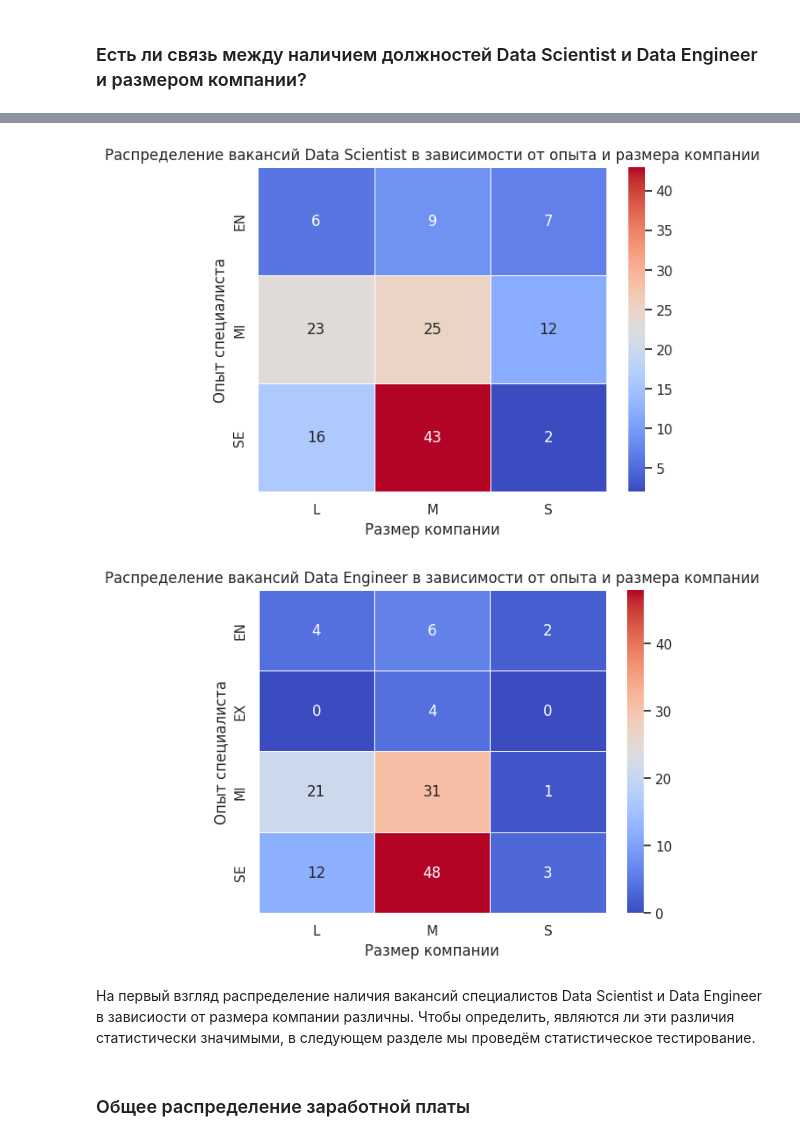
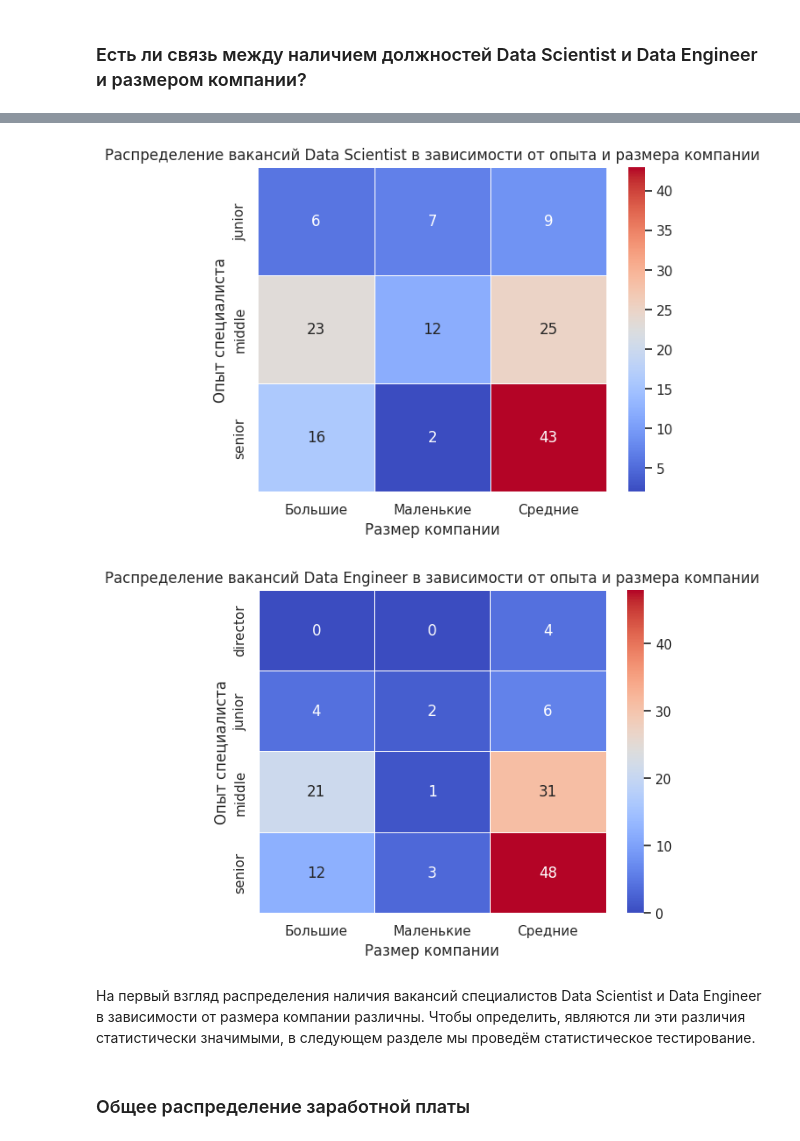
Before and after one commit to AleksandrOsip/Project_3_EDA_practic, a Jupyter notebook: EDA_3_Статистические_тесты_Практика.ipynb, the cells around one changed output, grey strips where cells are left out. Cells and saved outputs as stored; diff of their text form; code cells hidden in the pictures.

```diff
--- a/EDA_3_Статистические_тесты_Практика.ipynb
+++ b/EDA_3_Статистические_тесты_Практика.ipynb
@@ -79,6 +65,6 @@ sns.set_palette("Set2")
 # %%
 # загружаем датасет
-data = pd.read_csv('/content/ds_salaries.zip')
+data = pd.read_csv('ds_salaries.zip')
 display(data.head())
 display(data.tail())
 # %% [output]
@@ -164,3 +137,9 @@ data.head()
 | 4 | 2020 | SE | FT | Machine Learning Engineer | 150000 | US | ... |
 # %% [markdown]
 ## Распределение зарплатных выплат по специалистам
+# %%
+# функция для переименования значений в столбцах для лучшей читабельности графиков
+def rename_value(arg):
+  if arg in d.keys():
+    arg = d[arg]
+  return arg
@@ -167,3 +148,9 @@ data.head()
+# %%
+d = {'S':'Маленькие', 'M':'Средние', 'L':'Большие'}
+data['company_size_rename'] = data['company_size'].apply(rename_value)
+
+d = {'EN':'junior', 'MI':'middle', 'SE':'senior', 'EX':'director'}
+data['experience_level_rename'] = data['experience_level'].apply(rename_value)
 # %% [markdown]
 Сформулируем более точные вопросы и ответим на них, проверив ответ на статистическую значимость.
 # %% [markdown]
@@ -293,25 +283,21 @@ display(data_agg_d_e, data_agg_d_s)
 # %%
-cross_tab = pd.crosstab(index=data_scientist['experience_level'], columns=data['company_size'])
+cross_tab = pd.crosstab(index=data_scientist['experience_level_rename'], columns=data['company_size_rename'])
 ax = sns.heatmap(cross_tab, annot=True, linewidth=.5, fmt='.0f', cmap="coolwarm")
 ax.set(xlabel='Размер компании', ylabel='Опыт специалиста')
-# ax.set_xticklabels(['Большие', 'Средние', 'Маленькие'])
-# ax.set_yticklabels(['Entry', 'Middle', 'Senior'])
 plt.title('Распределение вакансий Data Scientist в зависимости от опыта и размера компании')
 plt.show()
 # %% [output]
-[figure, old version]
+[figure, new version]
 # %%
-cross_tab = pd.crosstab(index=data_engineer['experience_level'], columns=data['company_size'])
+cross_tab = pd.crosstab(index=data_engineer['experience_level_rename'], columns=data['company_size_rename'])
 ax = sns.heatmap(cross_tab, annot=True, linewidth=.5, fmt='.0f', cmap="coolwarm")
 ax.set(xlabel='Размер компании', ylabel='Опыт специалиста')
-# ax.set_xticklabels(['Большие', 'Средние', 'Маленькие'])
-# ax.set_yticklabels(['Senior', 'Middle', 'Executive', 'Entry'])
 plt.title('Распределение вакансий Data Engineer в зависимости от опыта и размера компании')
 plt.show()
 # %% [output]
-[figure, old version]
+[figure, new version]
 # %% [markdown]
-На первый взгляд распределение наличия вакансий специалистов Data Scientist и Data Engineer в зависиости от размера компании различны. Чтобы определить, являются ли эти различия статистически значимыми, в следующем разделе мы проведём статистическое тестирование.
+На первый взгляд распределения наличия вакансий специалистов Data Scientist и Data Engineer в зависимости от размера компании различны. Чтобы определить, являются ли эти различия статистически значимыми, в следующем разделе мы проведём статистическое тестирование.
 # %% [markdown]
 ### Общее распределение заработной платы
 # %%
```
Also changed, not shown: parts of 136 cells of this notebook, 2 other files.
